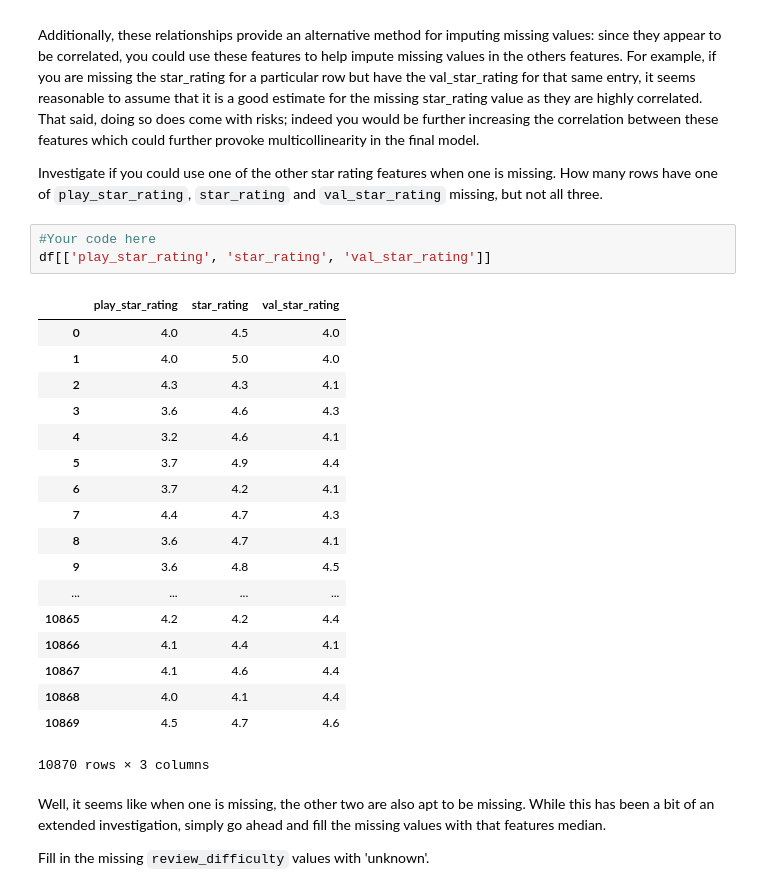
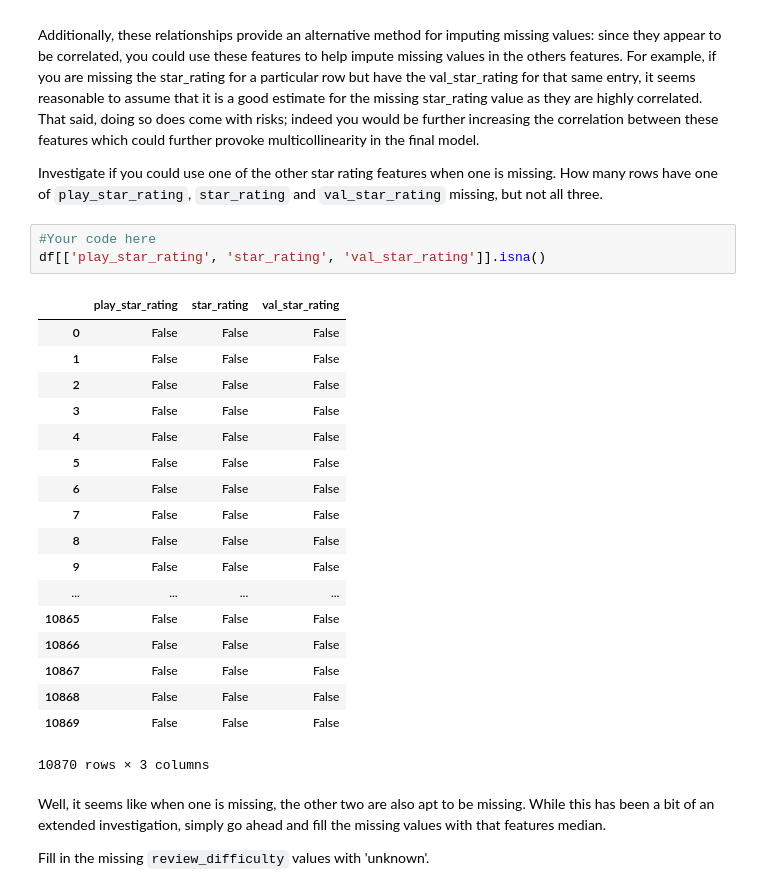
Before and after one commit to fleralle/dsc-scrubbing-and-cleaning-data-lab-houston-ds-042219, a Jupyter notebook: index.ipynb, the cells around one changed output. Drawn from its saved outputs; the diff is of its cells as text.

```diff
--- a/index.ipynb
+++ b/index.ipynb
@@ -229,25 +229,25 @@ Additionally, these relationships provide an alternative method for imputing mis
 Investigate if you could use one of the other star rating features when one is missing. How many rows have one of `play_star_rating`, `star_rating` and `val_star_rating` missing, but not all three.
 # %%
 #Your code here
-df[['play_star_rating', 'star_rating', 'val_star_rating']]
+df[['play_star_rating', 'star_rating', 'val_star_rating']].isna()
 # %% [output]
 |  | play_star_rating | star_rating | val_star_rating |
-| 0 | 4.0 | 4.5 | 4.0 |
-| 1 | 4.0 | 5.0 | 4.0 |
-| 2 | 4.3 | 4.3 | 4.1 |
-| 3 | 3.6 | 4.6 | 4.3 |
-| 4 | 3.2 | 4.6 | 4.1 |
-| 5 | 3.7 | 4.9 | 4.4 |
-| 6 | 3.7 | 4.2 | 4.1 |
-| 7 | 4.4 | 4.7 | 4.3 |
-| 8 | 3.6 | 4.7 | 4.1 |
-| 9 | 3.6 | 4.8 | 4.5 |
+| 0 | False | False | False |
+| 1 | False | False | False |
+| 2 | False | False | False |
+| 3 | False | False | False |
+| 4 | False | False | False |
+| 5 | False | False | False |
+| 6 | False | False | False |
+| 7 | False | False | False |
+| 8 | False | False | False |
+| 9 | False | False | False |
 | ... | ... | ... | ... |
-| 10865 | 4.2 | 4.2 | 4.4 |
-| 10866 | 4.1 | 4.4 | 4.1 |
-| 10867 | 4.1 | 4.6 | 4.4 |
-| 10868 | 4.0 | 4.1 | 4.4 |
-| 10869 | 4.5 | 4.7 | 4.6 |
+| 10865 | False | False | False |
+| 10866 | False | False | False |
+| 10867 | False | False | False |
+| 10868 | False | False | False |
+| 10869 | False | False | False |
 10870 rows × 3 columns
 # %% [markdown]
 Well, it seems like when one is missing, the other two are also apt to be missing. While this has been a bit of an extended investigation, simply go ahead and fill the missing values with that features median.
```
